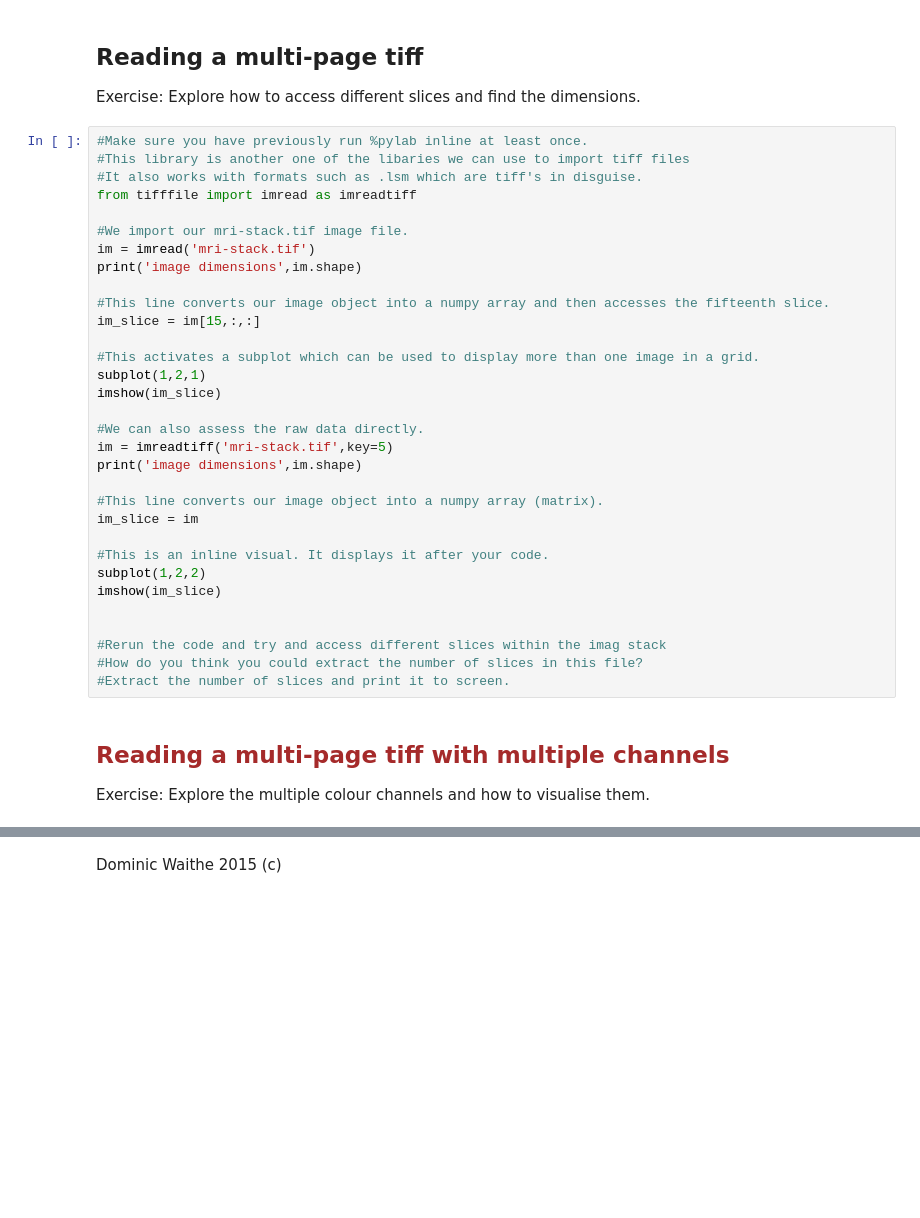
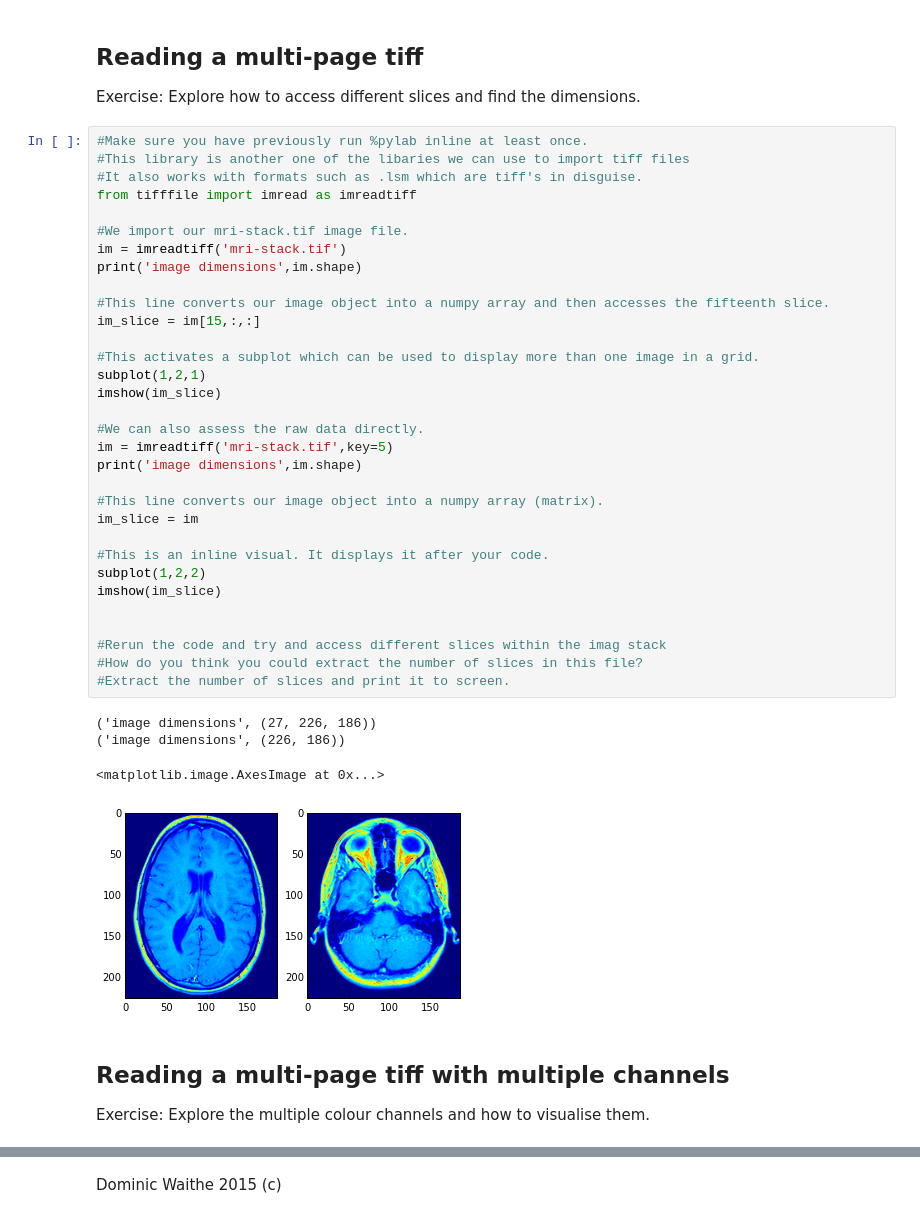
Before and after one commit to dwaithe/ONBI_image_analysis, a Jupyter notebook: day1_intro/2015 introduction to Image Analysis with Python.ipynb, the cells around one changed output, grey strips where cells are left out. Drawn from its saved outputs; the diff is of its cells as text; blank space fills up the shorter version.

```diff
--- a/day1_intro/2015 introduction to Image Analysis with Python.ipynb
+++ b/day1_intro/2015 introduction to Image Analysis with Python.ipynb
@@ -39,36 +46,41 @@ Exercise: Explore how to access different slices and find the dimensions.
 #Make sure you have previously run %pylab inline at least once.
 #This library is another one of the libaries we can use to import tiff files
 #It also works with formats such as .lsm which are tiff's in disguise.
 from tifffile import imread as imreadtiff
 
 #We import our mri-stack.tif image file.
-im = imread('mri-stack.tif')
+im = imreadtiff('mri-stack.tif')
 print('image dimensions',im.shape)
 
 #This line converts our image object into a numpy array and then accesses the fifteenth slice.
 im_slice = im[15,:,:]
 
 #This activates a subplot which can be used to display more than one image in a grid.
 subplot(1,2,1)
 imshow(im_slice)
 
 #We can also assess the raw data directly.
 im = imreadtiff('mri-stack.tif',key=5)
 print('image dimensions',im.shape)
 
 #This line converts our image object into a numpy array (matrix).
 im_slice = im
 
 #This is an inline visual. It displays it after your code.
 subplot(1,2,2)
 imshow(im_slice)
 
 
 #Rerun the code and try and access different slices within the imag stack
 #How do you think you could extract the number of slices in this file?
 #Extract the number of slices and print it to screen.
+# %% [output]
+('image dimensions', (27, 226, 186))
+('image dimensions', (226, 186))
+<matplotlib.image.AxesImage at 0x...>
+[figure, added]
 # %% [markdown]
-## <font color='brown'>Reading a multi-page tiff with multiple channels</font>
+## Reading a multi-page tiff with multiple channels
 
 Exercise: Explore the multiple colour channels and how to visualise them.
 # %%
```
Also changed, not shown: parts of 11 cells of this notebook, 3 other files.
